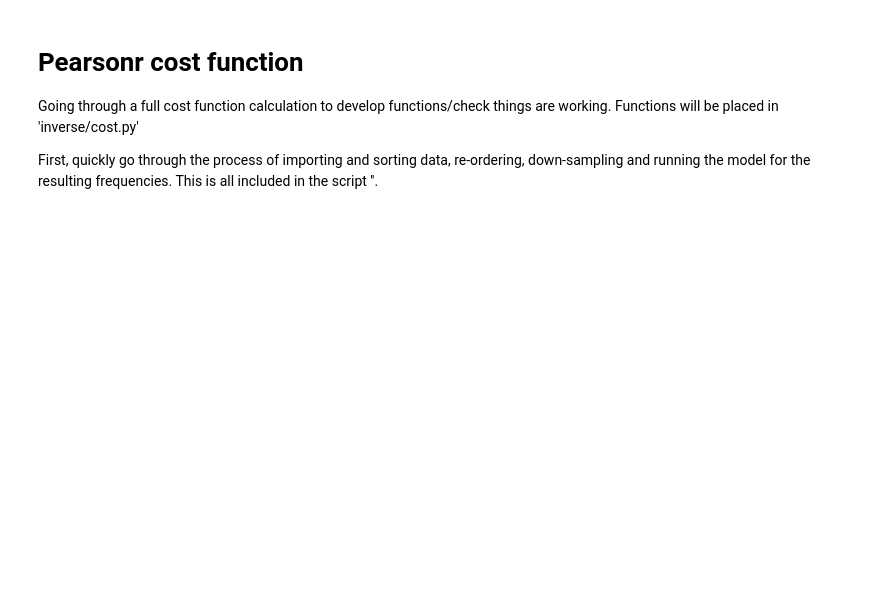
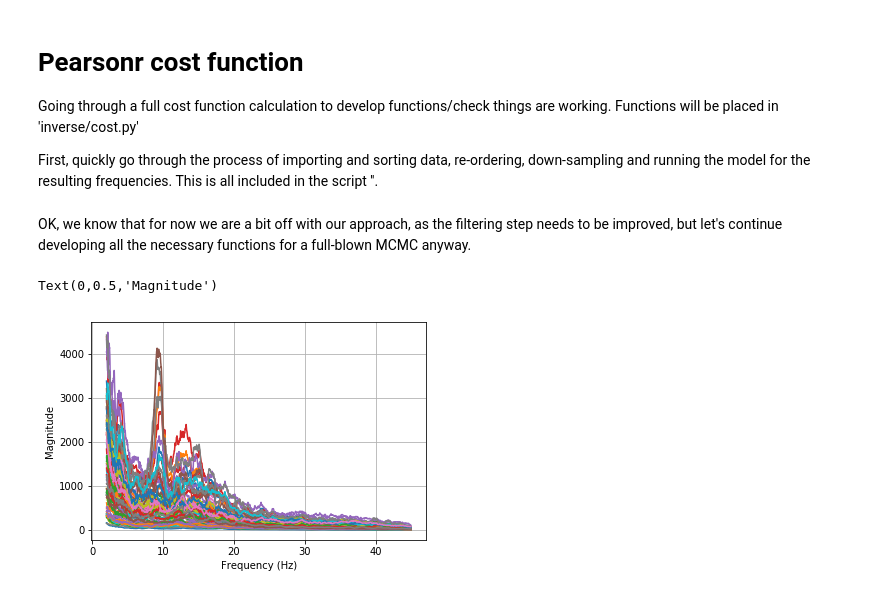
Before and after one commit to Raj-Lab-UCSF/spectrome, a Jupyter notebook: SCFC-spectral-python/SCFC/notebooks/pearsonr-cost.ipynb, the cells around one changed output. Cells and saved outputs as stored; diff of their text form; code cells hidden in the pictures; blank space fills up the shorter version.

```diff
--- a/SCFC-spectral-python/SCFC/notebooks/pearsonr-cost.ipynb
+++ b/SCFC-spectral-python/SCFC/notebooks/pearsonr-cost.ipynb
@@ -34,3 +34,16 @@ data_path = os.path.join(abspath, data)
 FMEGdata = pth.read_hdf5(data_path)
 freq_path = os.path.join(abspath, freqs)
 f = pth.read_hdf5(freq_path)
+# %% [markdown]
+OK, we know that for now we are a bit off with our approach, as the filtering step needs to be improved, but let's continue developing all the necessary functions for a full-blown MCMC anyway.
+# %%
+fig = mpl.figure(num=5, figsize = (6,4))
+for key in FMEGdata.keys():
+    mpl.plot(f,FMEGdata[key])
+
+mpl.grid(True)
+mpl.xlabel('Frequency (Hz)')
+mpl.ylabel('Magnitude')
+# %% [output]
+Text(0,0.5,'Magnitude')
+[figure, added]
```
Also changed, not shown: parts of 16 cells of this notebook.
